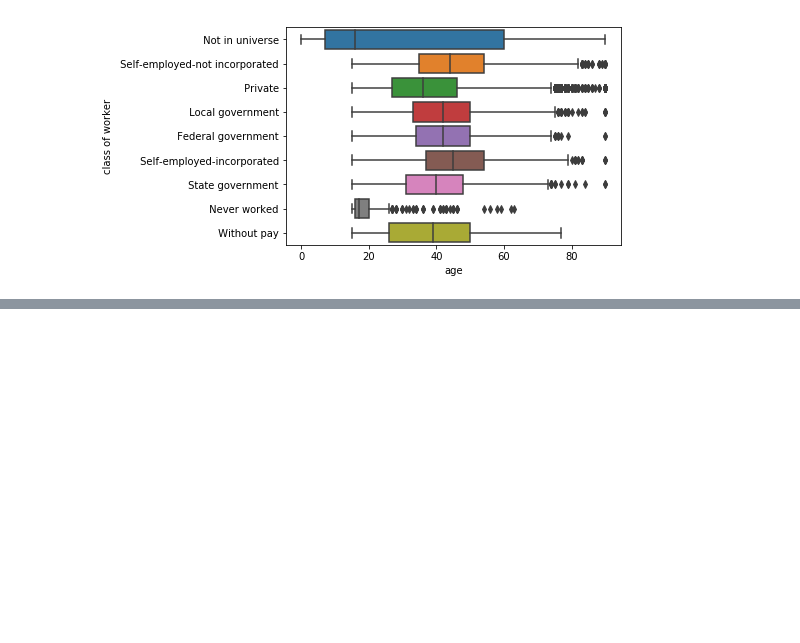
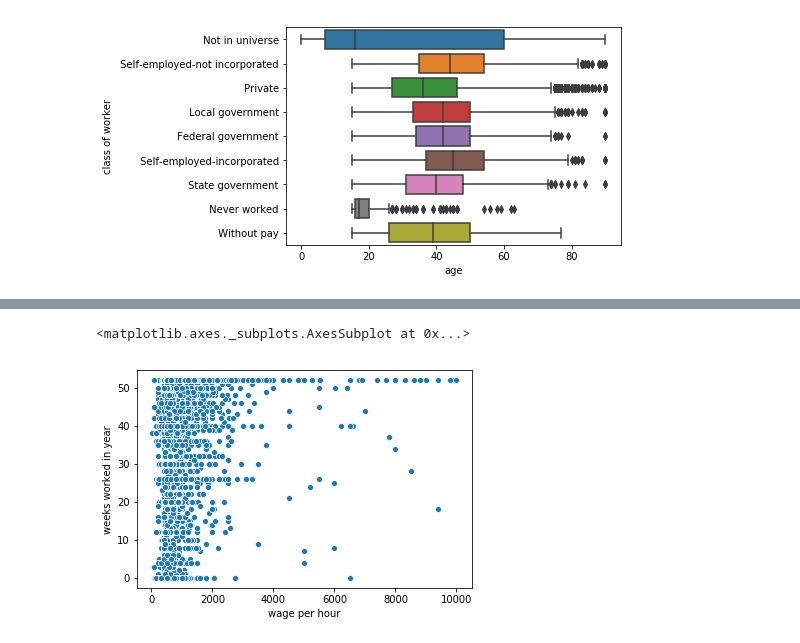
Before and after one commit to huntekah/Warsztaty_Big_Data_Allegro_Lidl, a Jupyter notebook: Warsztaty_Big_Data_Allegro_Lidl.ipynb, the cells around one changed output, grey strips where cells are left out. Cells and saved outputs as stored; diff of their text form; code cells hidden in the pictures; blank space fills up the shorter version.

```diff
--- a/Warsztaty_Big_Data_Allegro_Lidl.ipynb
+++ b/Warsztaty_Big_Data_Allegro_Lidl.ipynb
@@ -46,0 +82,5 @@ sns.jointplot(x = data["age"], y = data["education"])
+# %%
+sns.scatterplot(x = wage_per_hour[wage_per_hour>0], y = data["weeks worked in year"])
+# %% [output]
+<matplotlib.axes._subplots.AxesSubplot at 0x...>
+[figure, added]
```
Also changed, not shown: parts of 8 cells of this notebook.
